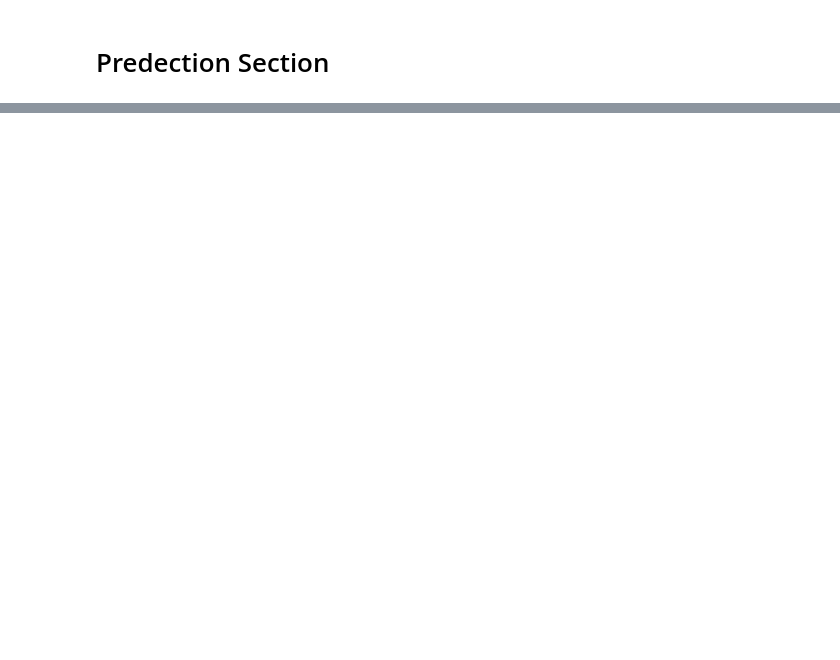
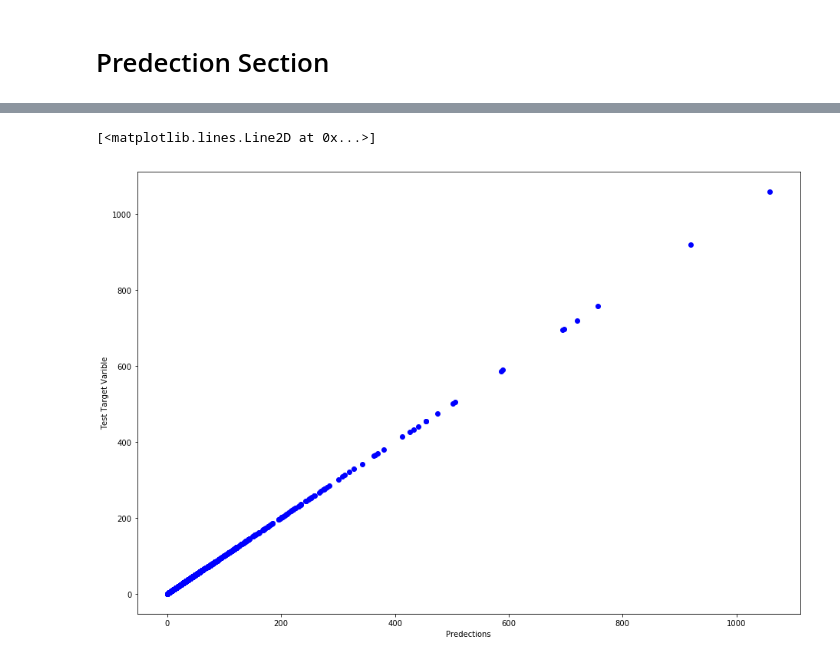
Before and after one commit to danietzio/Artificial-intelligence, a Jupyter notebook: UCI Facebook Comment Volume Dataset/Python/UCI Facebook Comment Volume Project.ipynb, the cells around one changed output, grey strips where cells are left out. Drawn from its saved outputs; the diff is of its cells as text; code cells hidden in the pictures; blank space fills up the shorter version.

```diff
--- a/UCI Facebook Comment Volume Dataset/Python/UCI Facebook Comment Volume Project.ipynb
+++ b/UCI Facebook Comment Volume Dataset/Python/UCI Facebook Comment Volume Project.ipynb
@@ -313,0 +323,9 @@ axes2.set_ylabel("Page Share Amounts")
+# %%
+# Spliting Normalized dataset into train and test datasets
+X_train, X_test, y_train, y_test = train_test_split(X_norm, y, test_size=0.33, random_state=42)
+# %%
+# Initializing Model
+lm = LinearRegression()
+# %%
+# Fitting data to model
+lm.fit(X_train,y_train)
@@ -313,0 +357,17 @@ axes2.set_ylabel("Page Share Amounts")
+# %%
+# Simplest way for evaluating model ( Squared Mean Error )
+pred = lm.predict(X_test)
+eval_arr = np.sum(np.power( pred - y_test , 2),axis=0) / len(pred)
+# %%
+# Plot predections vs. y_test for better understanding how our model works!
+fig = plt.figure(figsize=(12,8))
+ax = fig.add_axes([0,0,1,1])
+
+ax.set_xlabel("Predections")
+ax.set_ylabel("Test Target Varible")
+ax.plot(pred, y_test,'bo')
+
+# ====> We can conclude that our model works perfect
+# %% [output]
+[<matplotlib.lines.Line2D at 0x...>]
+[figure, added]
```
Also changed, not shown: parts of 7 cells of this notebook, 1 other file.
